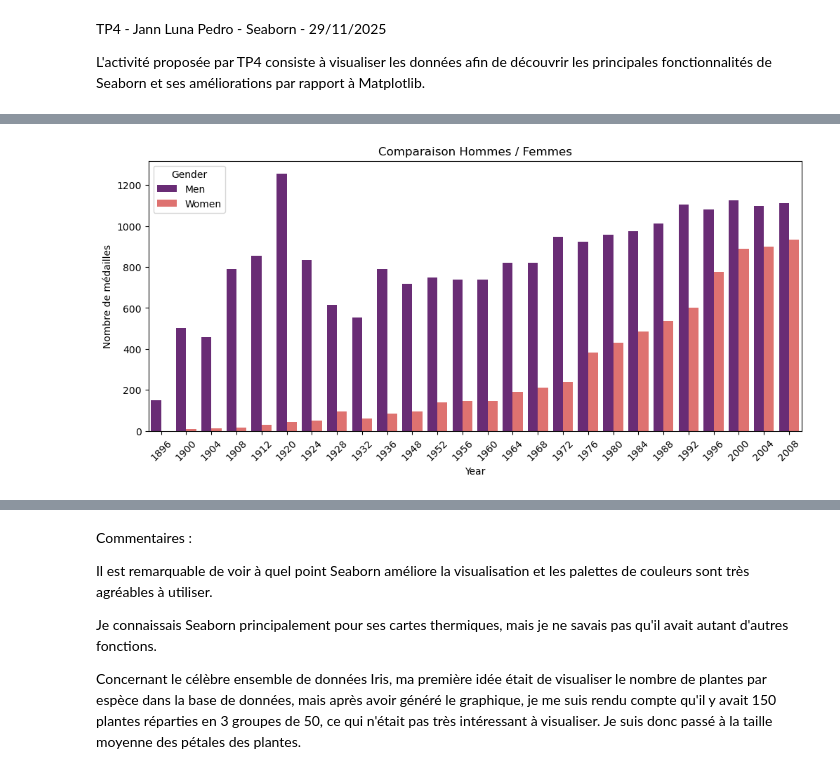
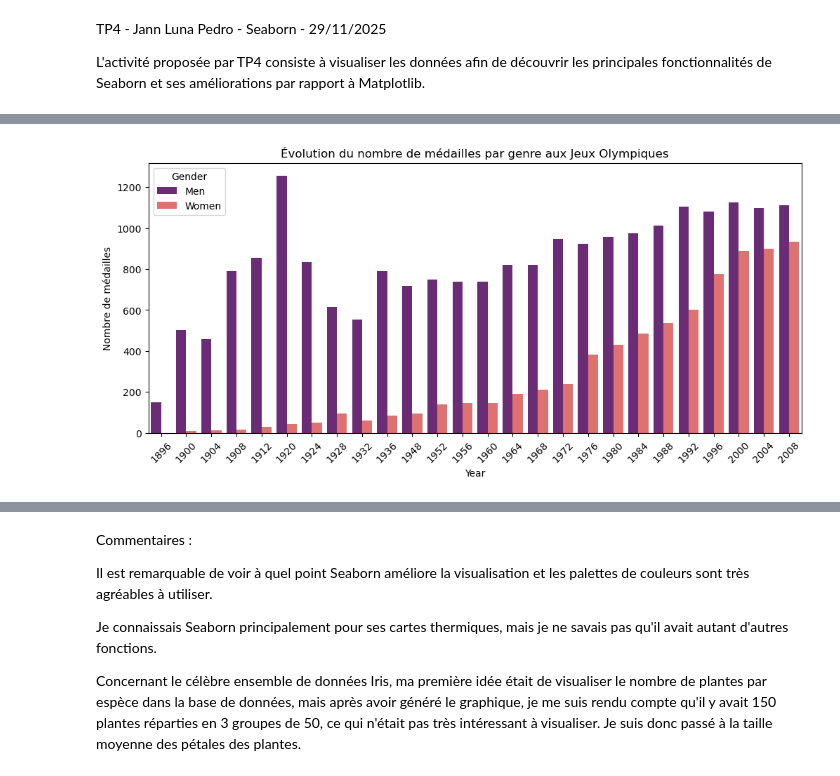
Before and after one commit to pjann42/Informatique-3-Python-Scientifique, a Jupyter notebook: tp6.ipynb, the cells around one changed output, grey strips where cells are left out. Cells and saved outputs as stored; diff of their text form; code cells hidden in the pictures.

```diff
--- a/tp6.ipynb
+++ b/tp6.ipynb
@@ -48,17 +50,15 @@ plt.show()
 # %%
-#3. comparer le nombre de médailles entre les hommes et les femmes au fil du temps
-
 #grouper par année et genre
 groupe_genre = data.groupby(['Year', 'Gender']).size()
 
 #ajuster en forme de tableau
 tableau_genre = groupe_genre.reset_index(name='Total')
 
 plt.figure(figsize=(12, 5))
 sns.barplot(x='Year', y='Total', hue='Gender', data=tableau_genre, palette='magma')
-plt.title("Comparaison Hommes / Femmes")
+plt.title("Évolution du nombre de médailles par genre aux Jeux Olympiques")
 plt.ylabel("Nombre de médailles")
 plt.xticks(rotation=45)
 plt.show()
 # %% [output]
-[figure, old version]
+[figure, new version]
```
Also changed, not shown: parts of 12 cells of this notebook.
